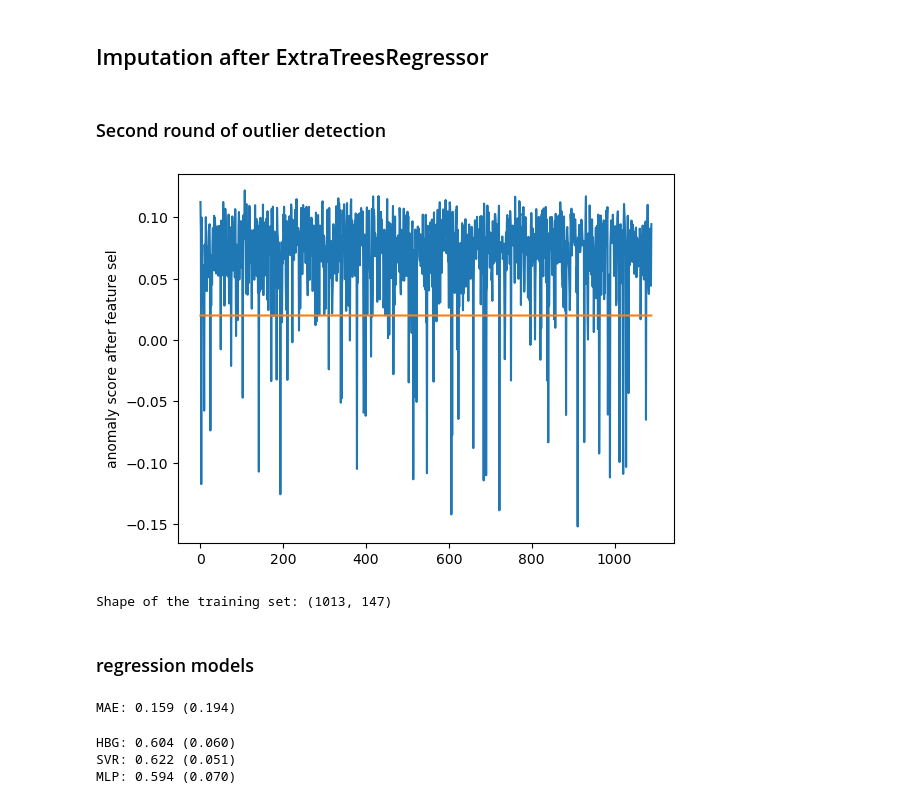
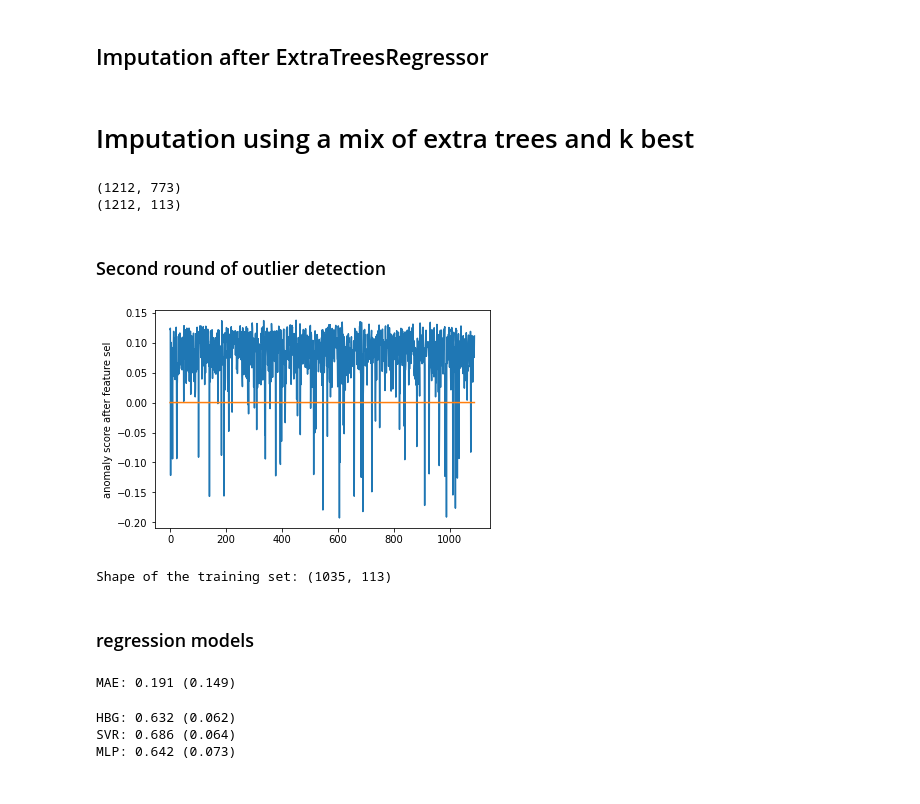
Before and after one commit to Sp0och/task1, a Jupyter notebook: task1_Seyed_new.ipynb, the cells around one changed output. Saved outputs shown, nothing was run; the diff lists cells and outputs as text; code cells hidden in the pictures.

```diff
--- a/task1_Seyed_new.ipynb
+++ b/task1_Seyed_new.ipynb
@@ -123,5 +123,7 @@ feature_flag = fit.get_feature_names_out()
 for i in range(feature_flag.shape[0]):
     feature_flag[i] = feature_flag[i][1:]
 
+feature_flag = feature_flag.astype(int)
+
 print("feature flag: ", feature_flag)
 # %% [output]
@@ -225,29 +222,48 @@ y_train_sel = y_train[mask]
 imp_mean = IterativeImputer(random_state=0, n_nearest_features = None, sample_posterior = False, max_iter=100)
 X_train_sc_imp = imp_mean.fit_transform(X_train_sel)
 X_test_sc_imp = imp_mean.fit_transform(X_test_sel)
+# %% [markdown]
+# Imputation using a mix of extra trees and k best
+# %%
+flag = np.intersect1d(feature_flag, support)
+print(X_train_scaled.shape)
+X_train_sel = X_train_scaled[:,flag]
+print(X_train_sel.shape)
+X_train_sel = X_train_sel[mask, :]
+X_test_sel = X_test_scaled[:,flag]
+y_train_sel = y_train[mask]
+
+############# MICE imputation #############
+
+imp_mean = IterativeImputer(random_state=0, n_nearest_features = None, sample_posterior = False, max_iter=100)
+X_train_sc_imp = imp_mean.fit_transform(X_train_sel)
+X_test_sc_imp = imp_mean.fit_transform(X_test_sel)
+# %% [output]
+(1212, 773)
+(1212, 113)
 # %% [markdown]
 ### Second round of outlier detection
 # %%
 outlierdet = IsolationForest(random_state=0, contamination=0.05, max_features=0.5).fit(X_train_sc_imp)
 anomaly_score2 = outlierdet.decision_function(X_train_sc_imp)
 
-anomaly_threshold2 = 0.02
+anomaly_threshold2 = 0.0
 plt.plot(anomaly_score2)
 plt.plot(np.ones(anomaly_score2.shape)*anomaly_threshold2)
 plt.ylabel('anomaly score after feature sel')
 plt.show()
 
 outliers=np.where(anomaly_score2 < anomaly_threshold2)
 
 mask = np.ones(len(anomaly_score2), dtype=bool)
 mask[outliers[0]] = False
 X_train_cl = X_train_sc_imp[mask,:]
 y_train_cl = y_train_sel[mask]
 
 print('Shape of the training set:', X_train_cl.shape)
 # %% [output]
-[figure, old version]
+[figure, new version]
-Shape of the training set: (1013, 147)
+Shape of the training set: (1035, 113)
 # %% [markdown]
 ### regression models
 # %%
@@ -258,7 +274,7 @@ reg_model = DecisionTreeRegressor(random_state=0, min_samples_split=0.01)
 n_scores = cross_val_score(reg_model, X_train_cl, y_train_cl, scoring='r2', cv=cv, n_jobs=-1, error_score='raise')
 print('MAE: %.3f (%.3f)' % (np.mean(n_scores), np.std(n_scores)))
 # %% [output]
-MAE: 0.159 (0.194)
+MAE: 0.191 (0.149)
 # %%
 
 run_list = [0,1,1,0,1]
@@ -303,9 +319,9 @@ if run_list[4]:
     regressor = MLP_reg.fit(X_train_cl, y_train_cl)
     y_predicted_mlp = regressor.predict(X_test_sc_imp)
 # %% [output]
-HBG: 0.604 (0.060)
-SVR: 0.622 (0.051)
-MLP: 0.594 (0.070)
+HBG: 0.632 (0.062)
+SVR: 0.686 (0.064)
+MLP: 0.642 (0.073)
 # %%
 ############# Write out the predictions to a csv file #############
 y_predicted = 1/3*(y_predicted_svr + y_predicted_mlp + y_predicted_hgb)
```
Also changed, not shown: parts of 3 cells of this notebook, 6 other files.
